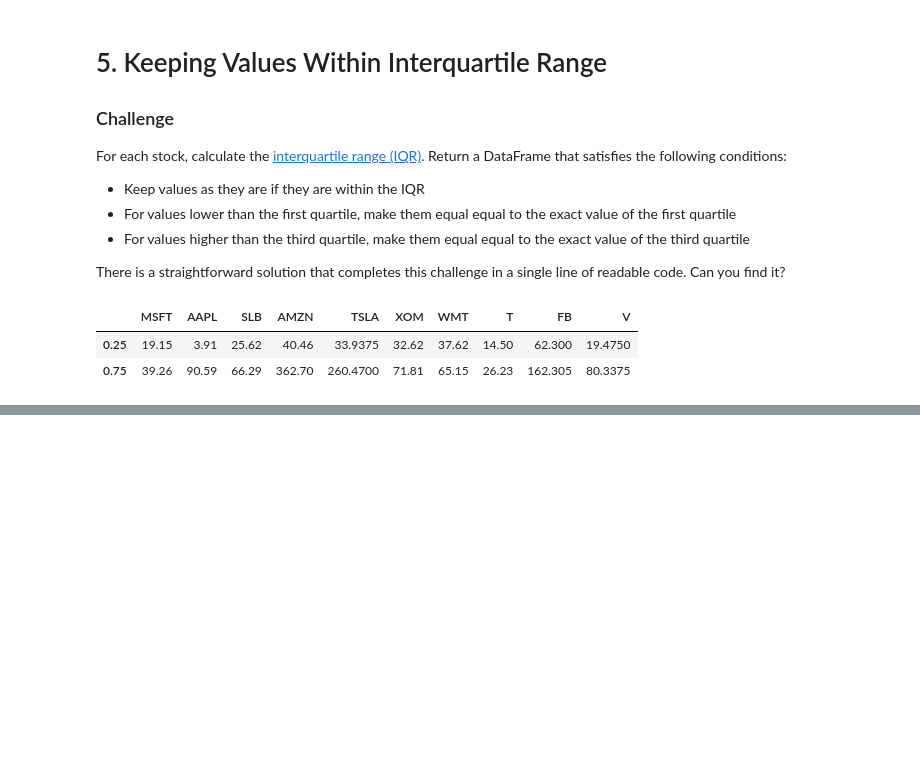
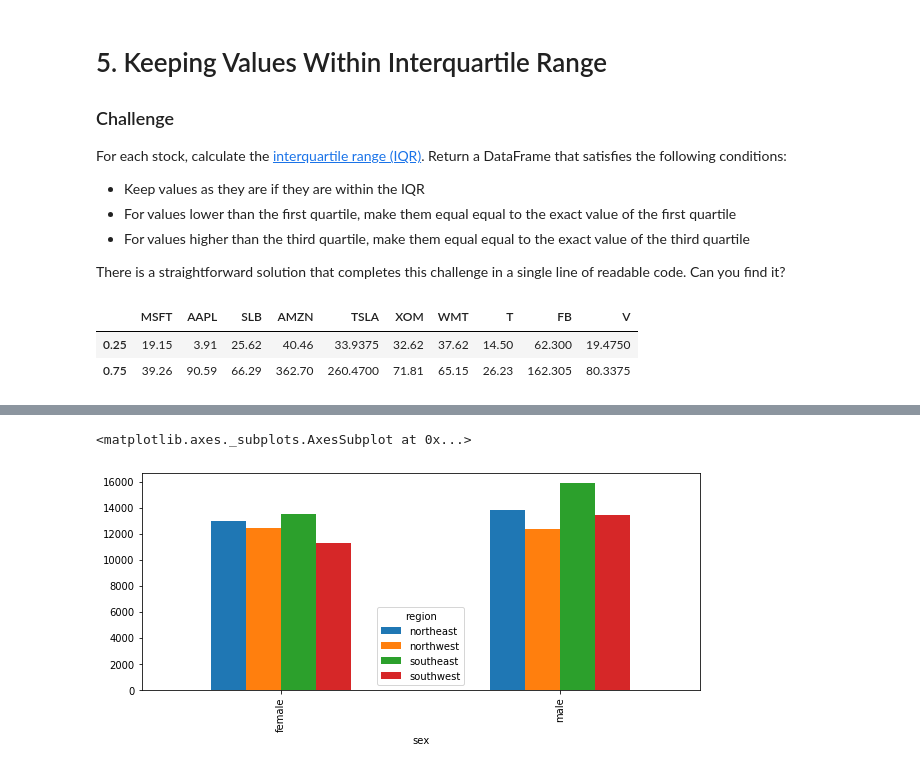
Before and after one commit to sherrytp/bc_f19_econ, a Jupyter notebook: Dunder Data Challenge.ipynb, the cells around one changed output, grey strips where cells are left out. Cells and saved outputs as stored; diff of their text form; code cells hidden in the pictures; blank space fills up the shorter version.

```diff
--- a/Dunder Data Challenge.ipynb
+++ b/Dunder Data Challenge.ipynb
@@ -263,0 +362,3 @@ TypeError: filter() got an unexpected keyword argument 'inclusive'
+# %%
+ins = pd.read_csv("data/insurance.csv")
+ins.head()
@@ -263,0 +404,4 @@ TypeError: filter() got an unexpected keyword argument 'inclusive'
+# %%
+pt = ins.pivot_table(index = 'sex', columns = 'region',
+                     values = 'charges', aggfunc = 'mean').round(0)
+pt
@@ -263,0 +518,5 @@ TypeError: filter() got an unexpected keyword argument 'inclusive'
+# %%
+pt.plot(kind = 'bar', figsize = (10,4))
+# %% [output]
+<matplotlib.axes._subplots.AxesSubplot at 0x...>
+[figure, added]
```
Also changed, not shown: parts of 29 cells of this notebook, 7 other files.
